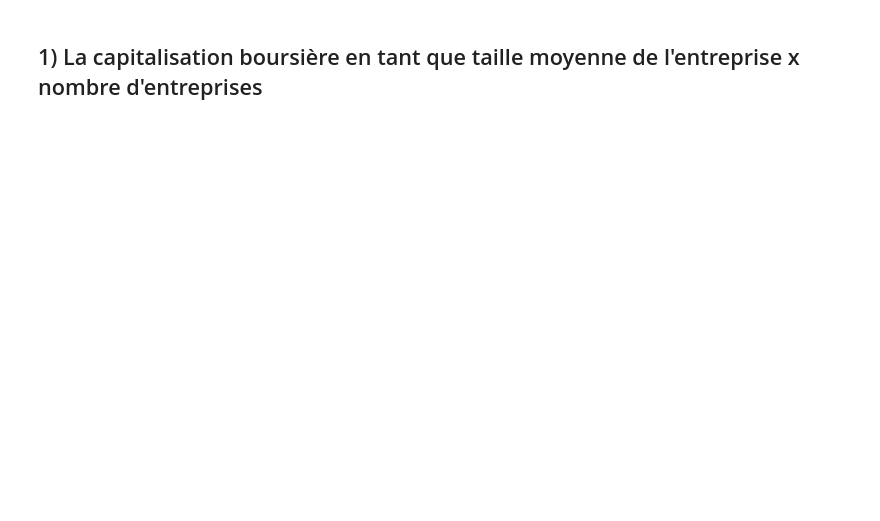
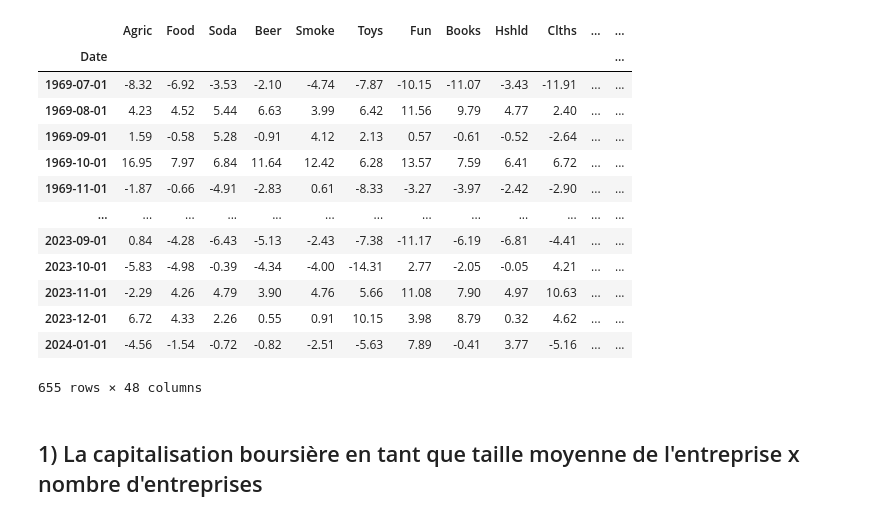
Before and after one commit to DominicPrenovost/TP2-PF-management, a Jupyter notebook: QuestionC.ipynb, the cells around one changed output. Drawn from its saved outputs; the diff is of its cells as text; code cells hidden in the pictures; blank space fills up the shorter version.

```diff
--- a/QuestionC.ipynb
+++ b/QuestionC.ipynb
@@ -12,6 +12,9 @@ df_48ind = df.iloc[:1171].copy()
 df_48ind['Date'] = pd.to_datetime(df_48ind['Date'], format='%Y%m')
 df_48ind.set_index('Date', inplace=True)
 df_48ind = df_48ind.apply(pd.to_numeric, errors='coerce')
+df_48ind.replace(-99.99, np.nan, inplace = True)
+df_48ind.replace(-999, np.nan, inplace = True)
+df_48ind.dropna(inplace = True)
 
 df_numfirm = df.iloc[2564-20:3735-20].copy()
 df_numfirm['Date'] = pd.to_datetime(df_numfirm['Date'], format='%Y%m')
@@ -22,6 +25,23 @@ df_avgsize = df.iloc[3739-22:4910-22].copy()
 df_avgsize['Date'] = pd.to_datetime(df_avgsize['Date'], format='%Y%m')
 df_avgsize.set_index('Date', inplace=True)
 df_avgsize = df_avgsize.apply(pd.to_numeric, errors='coerce')
+# %%
+df_48ind
+# %% [output]
+|  | Agric | Food | Soda | Beer | Smoke | Toys | Fun | Books | Hshld | Clths | ... | ... |
+| Date |  |  |  |  |  |  |  |  |  |  |  | ... |
+| 1969-07-01 | -8.32 | -6.92 | -3.53 | -2.10 | -4.74 | -7.87 | -10.15 | -11.07 | -3.43 | -11.91 | ... | ... |
+| 1969-08-01 | 4.23 | 4.52 | 5.44 | 6.63 | 3.99 | 6.42 | 11.56 | 9.79 | 4.77 | 2.40 | ... | ... |
+| 1969-09-01 | 1.59 | -0.58 | 5.28 | -0.91 | 4.12 | 2.13 | 0.57 | -0.61 | -0.52 | -2.64 | ... | ... |
+| 1969-10-01 | 16.95 | 7.97 | 6.84 | 11.64 | 12.42 | 6.28 | 13.57 | 7.59 | 6.41 | 6.72 | ... | ... |
+| 1969-11-01 | -1.87 | -0.66 | -4.91 | -2.83 | 0.61 | -8.33 | -3.27 | -3.97 | -2.42 | -2.90 | ... | ... |
+| ... | ... | ... | ... | ... | ... | ... | ... | ... | ... | ... | ... | ... |
+| 2023-09-01 | 0.84 | -4.28 | -6.43 | -5.13 | -2.43 | -7.38 | -11.17 | -6.19 | -6.81 | -4.41 | ... | ... |
+| 2023-10-01 | -5.83 | -4.98 | -0.39 | -4.34 | -4.00 | -14.31 | 2.77 | -2.05 | -0.05 | 4.21 | ... | ... |
+| 2023-11-01 | -2.29 | 4.26 | 4.79 | 3.90 | 4.76 | 5.66 | 11.08 | 7.90 | 4.97 | 10.63 | ... | ... |
+| 2023-12-01 | 6.72 | 4.33 | 2.26 | 0.55 | 0.91 | 10.15 | 3.98 | 8.79 | 0.32 | 4.62 | ... | ... |
+| 2024-01-01 | -4.56 | -1.54 | -0.72 | -0.82 | -2.51 | -5.63 | 7.89 | -0.41 | 3.77 | -5.16 | ... | ... |
+655 rows × 48 columns
 # %% [markdown]
 ## 1) La capitalisation boursière en tant que taille moyenne de l'entreprise x nombre d'entreprises
 # %%
```
Also changed, not shown: parts of 3 cells of this notebook.
